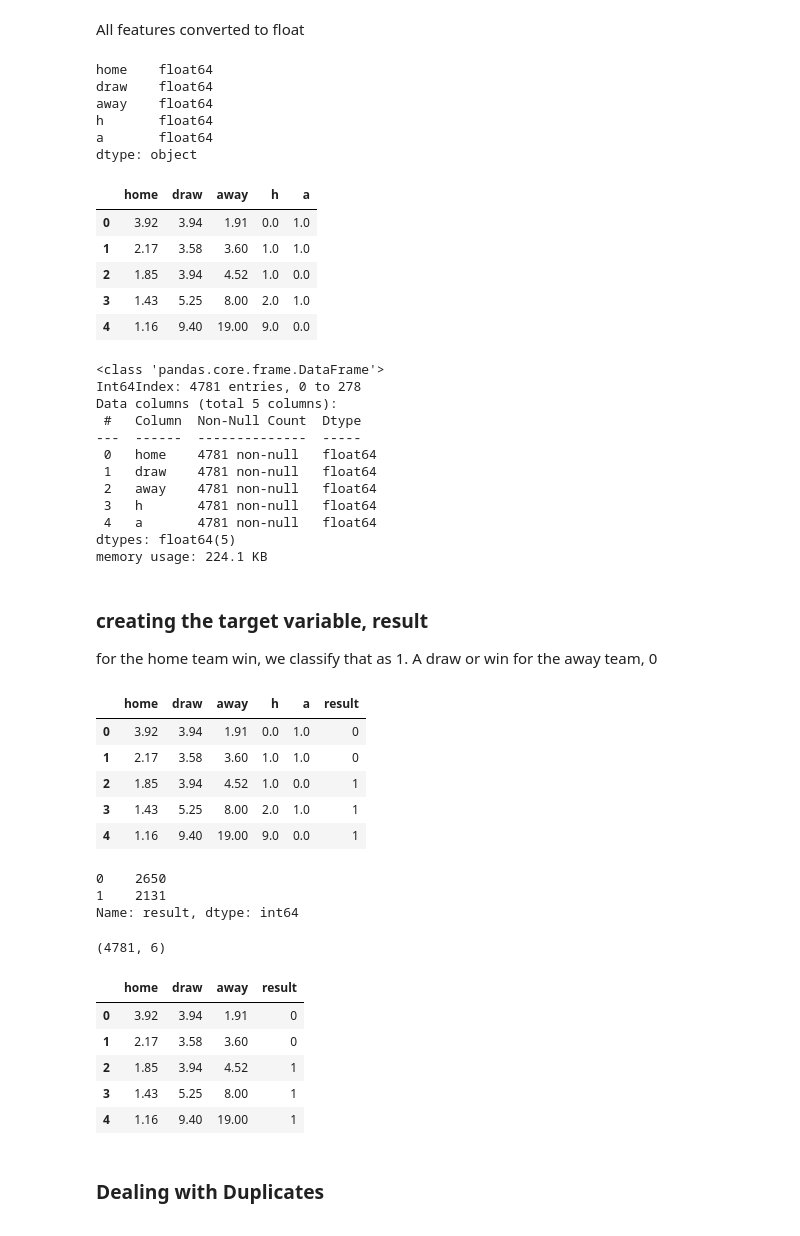
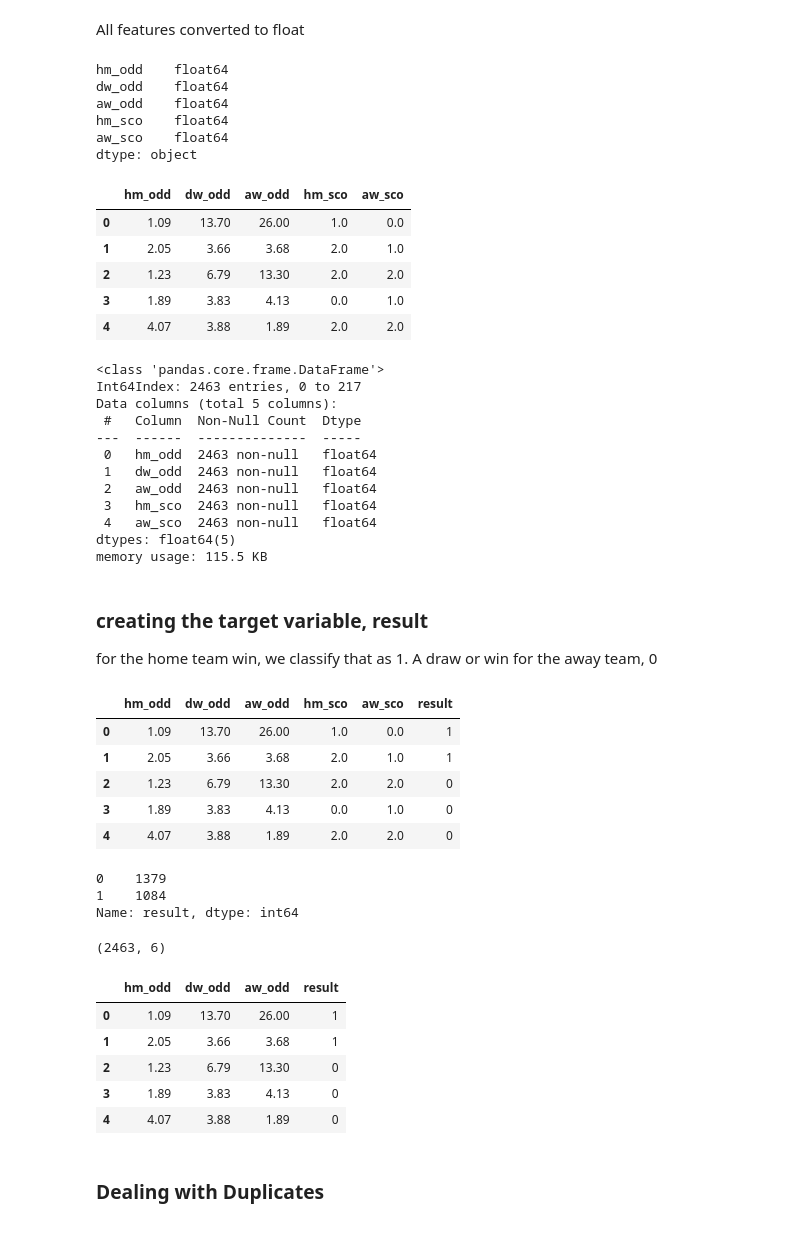
Before and after one commit to EriaKatumba/Predicting-Soccer-Results-Using-Machine-Learning, a Jupyter notebook: model_devt_match_predictor.ipynb, the cells around one changed output. Drawn from its saved outputs; the diff is of its cells as text; code cells hidden in the pictures.

```diff
--- a/model_devt_match_predictor.ipynb
+++ b/model_devt_match_predictor.ipynb
@@ -111,74 +120,76 @@ a       0
 dtype: int64
+# %%
+df.drop(columns=['hm_team','aw_team'],inplace=True, axis=1)
 # %% [markdown]
 All features converted to float
 # %%
 df=df.astype('float')
 df.dtypes
 # %% [output]
-home    float64
-draw    float64
-away    float64
-h       float64
-a       float64
+hm_odd    float64
+dw_odd    float64
+aw_odd    float64
+hm_sco    float64
+aw_sco    float64
 dtype: object
 # %%
 df.head()
 # %% [output]
-|  | home | draw | away | h | a |
-| 0 | 3.92 | 3.94 | 1.91 | 0.0 | 1.0 |
-| 1 | 2.17 | 3.58 | 3.60 | 1.0 | 1.0 |
-| 2 | 1.85 | 3.94 | 4.52 | 1.0 | 0.0 |
-| 3 | 1.43 | 5.25 | 8.00 | 2.0 | 1.0 |
-| 4 | 1.16 | 9.40 | 19.00 | 9.0 | 0.0 |
+|  | hm_odd | dw_odd | aw_odd | hm_sco | aw_sco |
+| 0 | 1.09 | 13.70 | 26.00 | 1.0 | 0.0 |
+| 1 | 2.05 | 3.66 | 3.68 | 2.0 | 1.0 |
+| 2 | 1.23 | 6.79 | 13.30 | 2.0 | 2.0 |
+| 3 | 1.89 | 3.83 | 4.13 | 0.0 | 1.0 |
+| 4 | 4.07 | 3.88 | 1.89 | 2.0 | 2.0 |
 # %%
 df.info()
 # %% [output]
 <class 'pandas.core.frame.DataFrame'>
-Int64Index: 4781 entries, 0 to 278
+Int64Index: 2463 entries, 0 to 217
 Data columns (total 5 columns):
  #   Column  Non-Null Count  Dtype
 ---  ------  --------------  -----
- 0   home    4781 non-null   float64
- 1   draw    4781 non-null   float64
- 2   away    4781 non-null   float64
- 3   h       4781 non-null   float64
- 4   a       4781 non-null   float64
+ 0   hm_odd  2463 non-null   float64
+ 1   dw_odd  2463 non-null   float64
+ 2   aw_odd  2463 non-null   float64
+ 3   hm_sco  2463 non-null   float64
+ 4   aw_sco  2463 non-null   float64
 dtypes: float64(5)
-memory usage: 224.1 KB
+memory usage: 115.5 KB
 # %% [markdown]
 __<h3>creating the target variable, result</h3>__
 for the home team win, we classify that as 1. A draw or win for the away team, 0
 # %%
 #aiming
-df['result']=np.where(df['h']==df['a'],0, np.where(df.h<df.a,0,1) )
+df['result']=np.where(df['hm_sco']==df['aw_sco'],0, np.where(df.hm_sco<df.aw_sco,0,1) )
 
 df.head()
 # %% [output]
-|  | home | draw | away | h | a | result |
-| 0 | 3.92 | 3.94 | 1.91 | 0.0 | 1.0 | 0 |
-| 1 | 2.17 | 3.58 | 3.60 | 1.0 | 1.0 | 0 |
-| 2 | 1.85 | 3.94 | 4.52 | 1.0 | 0.0 | 1 |
-| 3 | 1.43 | 5.25 | 8.00 | 2.0 | 1.0 | 1 |
-| 4 | 1.16 | 9.40 | 19.00 | 9.0 | 0.0 | 1 |
+|  | hm_odd | dw_odd | aw_odd | hm_sco | aw_sco | result |
+| 0 | 1.09 | 13.70 | 26.00 | 1.0 | 0.0 | 1 |
+| 1 | 2.05 | 3.66 | 3.68 | 2.0 | 1.0 | 1 |
+| 2 | 1.23 | 6.79 | 13.30 | 2.0 | 2.0 | 0 |
+| 3 | 1.89 | 3.83 | 4.13 | 0.0 | 1.0 | 0 |
+| 4 | 4.07 | 3.88 | 1.89 | 2.0 | 2.0 | 0 |
 # %%
 df.result.value_counts()
 # %% [output]
-0    2650
-1    2131
+0    1379
+1    1084
 Name: result, dtype: int64
 # %%
 df.shape
 # %% [output]
-(4781, 6)
+(2463, 6)
 # %%
-df.drop(columns=['h','a'], inplace=True)
+df.drop(columns=['hm_sco','aw_sco'], inplace=True)
 df.head()
 # %% [output]
-|  | home | draw | away | result |
-| 0 | 3.92 | 3.94 | 1.91 | 0 |
-| 1 | 2.17 | 3.58 | 3.60 | 0 |
-| 2 | 1.85 | 3.94 | 4.52 | 1 |
-| 3 | 1.43 | 5.25 | 8.00 | 1 |
-| 4 | 1.16 | 9.40 | 19.00 | 1 |
+|  | hm_odd | dw_odd | aw_odd | result |
+| 0 | 1.09 | 13.70 | 26.00 | 1 |
+| 1 | 2.05 | 3.66 | 3.68 | 1 |
+| 2 | 1.23 | 6.79 | 13.30 | 0 |
+| 3 | 1.89 | 3.83 | 4.13 | 0 |
+| 4 | 4.07 | 3.88 | 1.89 | 0 |
 # %% [markdown]
 __<h3>Dealing with Duplicates</h3>__
```
Also changed, not shown: parts of 32 cells of this notebook.
